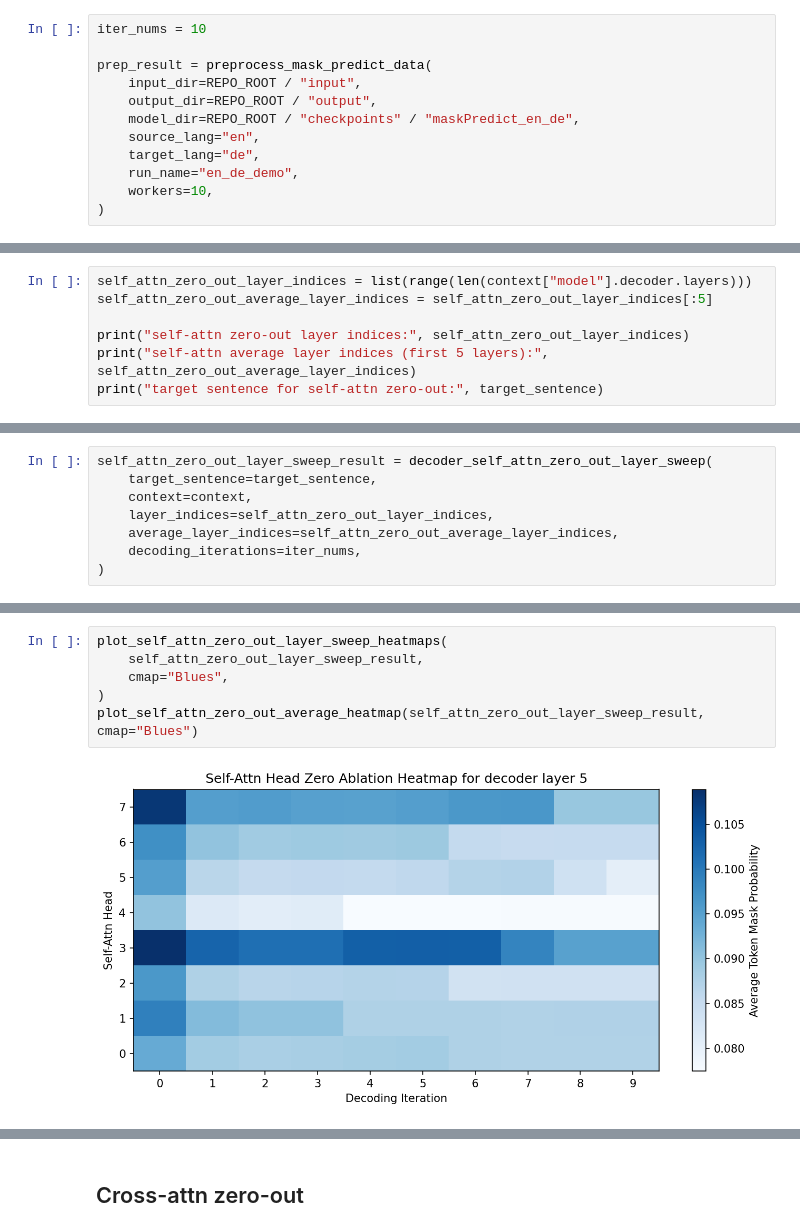
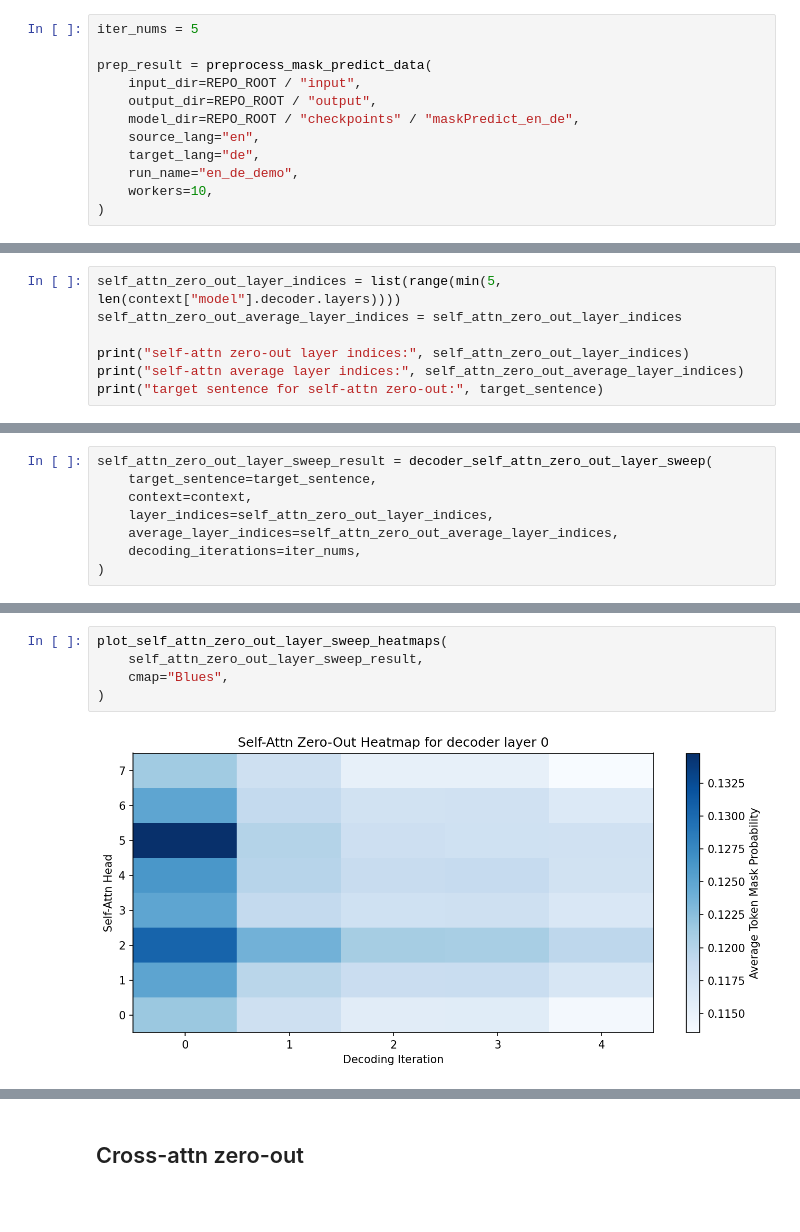
Before and after one commit to MD-BH/MLLM-Final, a Jupyter notebook: Mask-Predict/demo.ipynb, the cells around one changed output, grey strips where cells are left out. Saved outputs shown, nothing was run; the diff lists cells and outputs as text; blank space fills up the shorter version.

```diff
--- a/Mask-Predict/demo.ipynb
+++ b/Mask-Predict/demo.ipynb
@@ -5,7 +5,7 @@ from pprint import pprint
 from decoder_patching import *
 from utils import REPO_ROOT, preprocess_mask_predict_data
 # %%
-iter_nums = 10
+iter_nums = 5
 
 prep_result = preprocess_mask_predict_data(
     input_dir=REPO_ROOT / "input",
@@ -459,10 +459,10 @@ plot_cross_attn_full_layer_iteration_heatmap(cross_attn_full_layer_bank_sweep_re
 # %% [markdown]
 ## Self-attn zero-out
 # %%
-self_attn_zero_out_layer_indices = list(range(len(context["model"].decoder.layers)))
-self_attn_zero_out_average_layer_indices = self_attn_zero_out_layer_indices[:5]
+self_attn_zero_out_layer_indices = list(range(min(5, len(context["model"].decoder.layers))))
+self_attn_zero_out_average_layer_indices = self_attn_zero_out_layer_indices
 
 print("self-attn zero-out layer indices:", self_attn_zero_out_layer_indices)
-print("self-attn average layer indices (first 5 layers):", self_attn_zero_out_average_layer_indices)
+print("self-attn average layer indices:", self_attn_zero_out_average_layer_indices)
 print("target sentence for self-attn zero-out:", target_sentence)
 # %% [output]
@@ -507,8 +508,7 @@ head 7: overall avg mask prob = 0.095626
 # %%
 plot_self_attn_zero_out_layer_sweep_heatmaps(
     self_attn_zero_out_layer_sweep_result,
     cmap="Blues",
 )
-plot_self_attn_zero_out_average_heatmap(self_attn_zero_out_layer_sweep_result, cmap="Blues")
 # %% [output]
-[figure, old version]
+[figure, new version]
```
Also changed, not shown: parts of 27 cells of this notebook, 1 other file.
